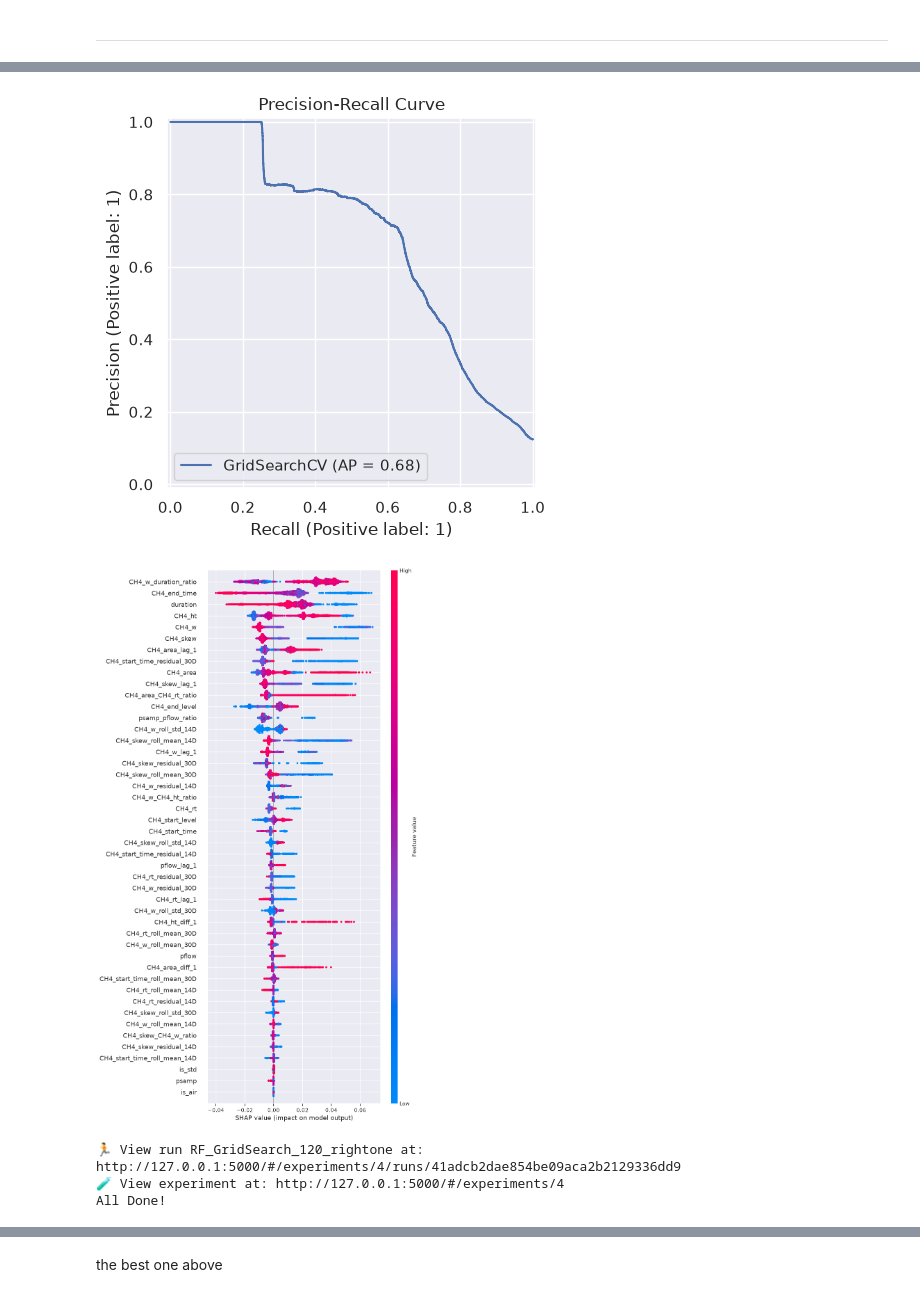
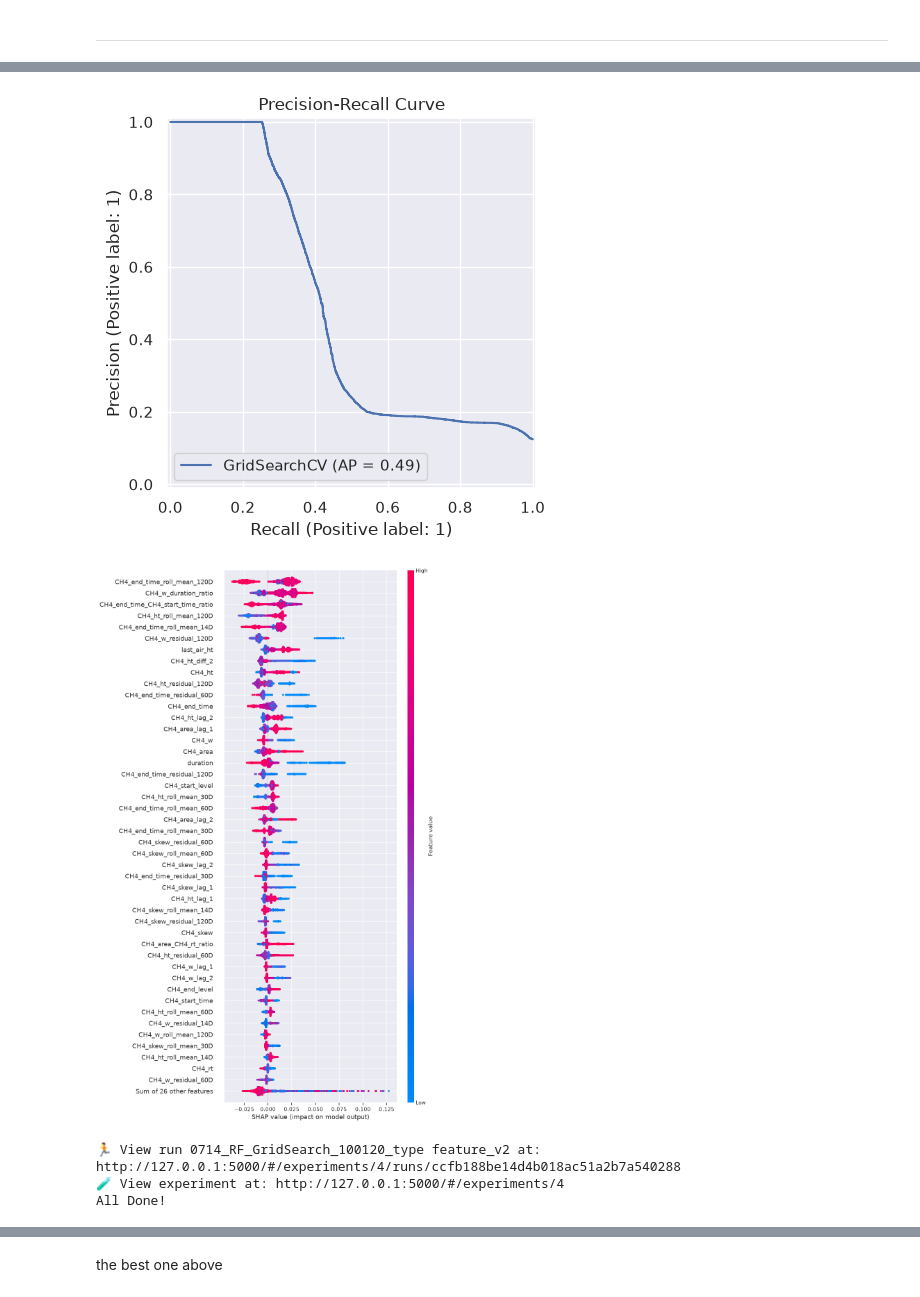
Before and after one commit to mcodcatyu/research_project, a Jupyter notebook: mhd/iscnan_flag_v2.ipynb, the cells around one changed output, grey strips where cells are left out. Saved outputs shown, nothing was run; the diff lists cells and outputs as text; code cells hidden in the pictures.

Commit message:
median, feature try

```diff
--- a/mhd/iscnan_flag_v2.ipynb
+++ b/mhd/iscnan_flag_v2.ipynb
@@ -124,21 +127,26 @@ is_protential_flagged_air,
 
 feature_cols= [#'datetime',
   #'tamb', , 'pamb' ,'tmod',
-  'psamp','pflow',  'CH4_rt', 'CH4_w',
+  'psamp',
+  'pflow',  'CH4_rt', 'CH4_w',
        'CH4_ht', 'CH4_area', 'CH4_skew', 'CH4_start_time', 'CH4_end_time',
-       'CH4_start_level', 'CH4_end_level', 'duration', 'is_air','is_std'
+       'CH4_start_level', 'CH4_end_level', 'duration', 'is_air','is_std',
+       #'previous_type_std', 'previous_type_air','next_type_std', 'next_type_air',
+       'last_std_ht', 'last_air_ht'
        #'is_ht_zero_and_C_Nan','is_normal_std', #'is_bad_std', 'is_protential_flagged_air'
        ]
 
 
 
 feature_config ={
-    'ratio':{'cols':[['CH4_area', 'CH4_rt'],['CH4_w', 'CH4_ht'], ['CH4_skew', 'CH4_w'], ['psamp', 'pflow'], ['CH4_w', 'duration']]}, # ratio do not have period, just a default
-    'diff':{'cols': ['CH4_area', 'CH4_ht', #'CH4_rt'
-                    ], 'periods':1},
-    'lag':{'cols':['CH4_area', 'CH4_rt', #'tmod',  'psamp','pamb','tamb',
-                   'pflow','CH4_w','CH4_skew'], 'periods':1},
+    'ratio':{'cols':[['CH4_area', 'CH4_rt'],['CH4_w', 'CH4_ht'], ['CH4_skew', 'CH4_w'], ['CH4_w', 'duration'], ['CH4_end_time', 'CH4_start_time']]}, # ratio do not have period, just a default
+    'diff':{'cols': [#'CH4_area',
+                     'CH4_ht', 'CH4_end_time','CH4_start_time'#'CH4_rt',
+                    ], 'periods':[1, 2]},
+    'lag':{'cols':['CH4_area', 'CH4_rt',  'CH4_ht', #'tmod',  'psamp','pamb','tamb',
+                   'pflow','CH4_w','CH4_skew'], 'periods':[1,2]},
 
-    'roll_std':{'cols': ['CH4_w', 'CH4_skew'], 'period':['14D','30D']},
-    'roll_mean_res':{'cols':['CH4_rt', 'CH4_start_time', 'CH4_w', 'CH4_skew'], 'period': ['14D', '30D']}
+    #'roll_std':{'cols': ['CH4_w', 'CH4_ht'], 'period':['14D','30D']},
+    'roll_mean_res':{'cols':[#'CH4_rt', 'CH4_start_time',
+                             'CH4_w', 'CH4_skew', 'CH4_ht','CH4_end_time'], 'period': ['14D', '30D','60D', '120D']}
 }
@@ -181,3 +191,17 @@ df.columns.tolist()
  'is_air',
  'is_std',
  'label_c_nan']
+# %%
+#df['previous_type_std'] = df['type'].shift(1).eq('std').astype(int)
+#df['previous_type_air'] = df['type'].shift(1).eq('air').astype(int)
+
+#df['next_type_std'] = df['type'].shift(-1).eq('std').astype(int)
+#df['next_type_air'] = df['type'].shift(-1).eq('air').astype(int)
+
+df['only_std_ht'] = df['CH4_ht'].where(df['type'] == 'std')
+air_median = df.loc[df['type']=='air', 'CH4_ht'].median()
+df['last_std_ht'] = df['only_std_ht'].ffill().shift(1).fillna(air_median)
+
+df['only_air_ht'] = df['CH4_ht'].where(df['type'] == 'air')
+std_median = df.loc[df['type']=='std', 'CH4_ht'].median()
+df['last_air_ht'] = df['only_air_ht'].ffill().shift(1).fillna(std_median)
@@ -280,8 +324,8 @@ pipe_rnd = Pipeline([
 ])
 
 param_grid = {
-    'clf__n_estimators': [120],
-    'clf__max_depth': [4],
+    'clf__n_estimators': [120, 150],
+    'clf__max_depth': [5, 6, 7],
     'clf__class_weight':['balanced'],
     'clf__min_samples_leaf':[2],
     'clf__max_features':['sqrt']
@@ -303,7 +347,7 @@ X_train_final.head()
 | 1994-02-16 15:29:00 | 760.960022 | 839.599976 | 94.800003 | 6.85 | 151667.0 | 1065982.0 | 1.02 | 86.199997 | 129.000000 | ... |
 | 1994-02-16 18:00:00 | 760.719971 | 845.400024 | 0.000000 | 0.00 | 0.0 | 0.0 | 0.00 | 0.000000 | 0.000000 | ... |
 # %%
-with mlflow.start_run(run_name="RF_GridSearch_120_rightone") as parent_run:
+with mlflow.start_run(run_name="0714_RF_GridSearch_100120_type feature_v2") as parent_run:
 
     grid = GridSearchCV(estimator=pipe_rnd, param_grid = param_grid, cv=tscv,  scoring='average_precision', n_jobs=4, return_train_score=True)
     grid.fit(X_train_final, y_train_final)
@@ -372,6 +424,6 @@ Best hyparameter set 5- fold mean validation set: 0.42158
-[figure, old version]
+[figure, new version]
-[figure, old version]
+[figure, new version]
-🏃 View run RF_GridSearch_120_rightone at: http://127.0.0.1:5000/#/experiments/4/runs/41adcb2dae854be09aca2b2129336dd9
+🏃 View run 0714_RF_GridSearch_100120_type feature_v2 at: http://127.0.0.1:5000/#/experiments/4/runs/ccfb188be14d4b018ac51a2b7a540288
 🧪 View experiment at: http://127.0.0.1:5000/#/experiments/4
 All Done!
 # %% [markdown]
```
Also changed, not shown: parts of 10 cells of this notebook.
